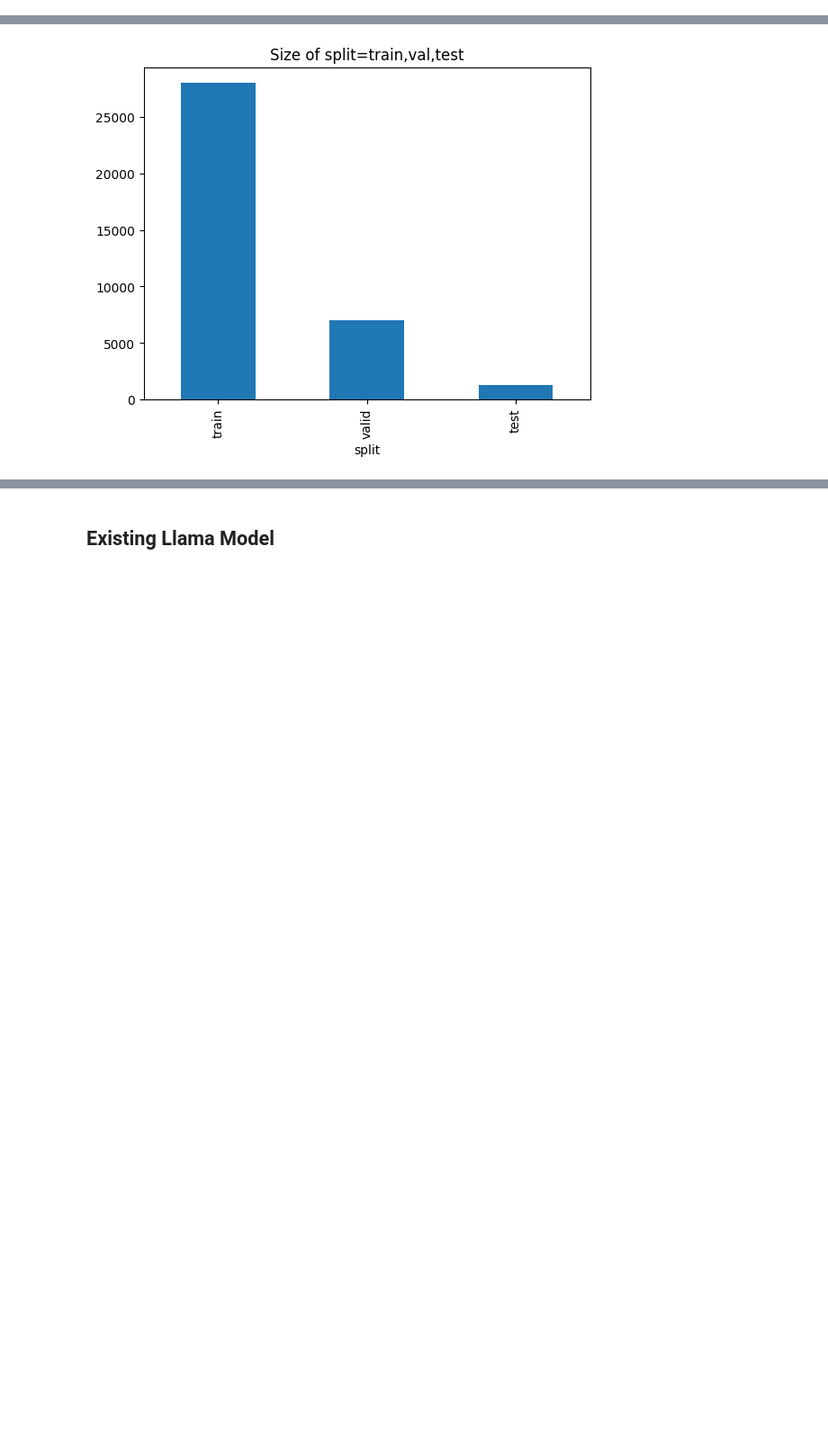
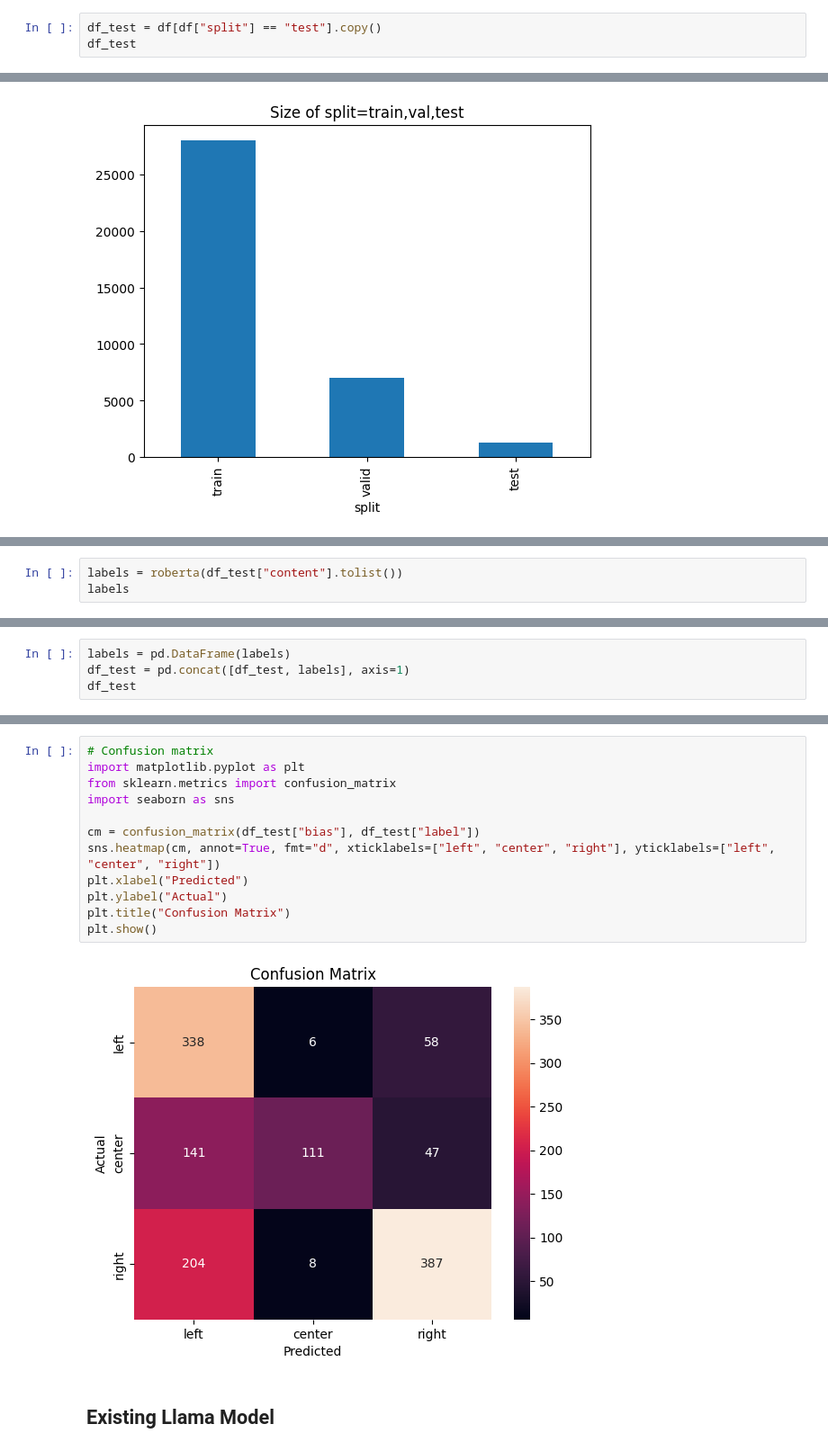
Before and after one commit to UChicago-ML-DL/30100-final, a Jupyter notebook: llama/llama.ipynb, the cells around one changed output, grey strips where cells are left out. Shown at 90% size. Saved outputs shown, nothing was run; the diff lists cells and outputs as text; blank space fills up the shorter version.

```diff
--- a/llama/llama.ipynb
+++ b/llama/llama.ipynb
@@ -64,0 +57,3 @@ df = pd.read_csv("data_random_split.csv")
+# %%
+df_test = df[df["split"] == "test"].copy()
+df_test
@@ -78,0 +116,3 @@ df['split'].value_counts().plot(kind='bar', title="Size of split=train,val,test"
+# %%
+labels = roberta(df_test["content"].tolist())
+labels
@@ -78,0 +140,4 @@ df['split'].value_counts().plot(kind='bar', title="Size of split=train,val,test"
+# %%
+labels = pd.DataFrame(labels)
+df_test = pd.concat([df_test, labels], axis=1)
+df_test
@@ -79,3 +179,17 @@ df['split'].value_counts().plot(kind='bar', title="Size of split=train,val,test"
+# %%
+# Confusion matrix
+import matplotlib.pyplot as plt
+from sklearn.metrics import confusion_matrix
+import seaborn as sns
+
+cm = confusion_matrix(df_test["bias"], df_test["label"])
+sns.heatmap(cm, annot=True, fmt="d", xticklabels=["left", "center", "right"], yticklabels=["left", "center", "right"])
+plt.xlabel("Predicted")
+plt.ylabel("Actual")
+plt.title("Confusion Matrix")
+plt.show()
+# %% [output]
+[figure, added]
 # %% [markdown]
 ## Existing Llama Model
 # %%
```
Also changed, not shown: parts of 29 cells of this notebook, 1 other file.
